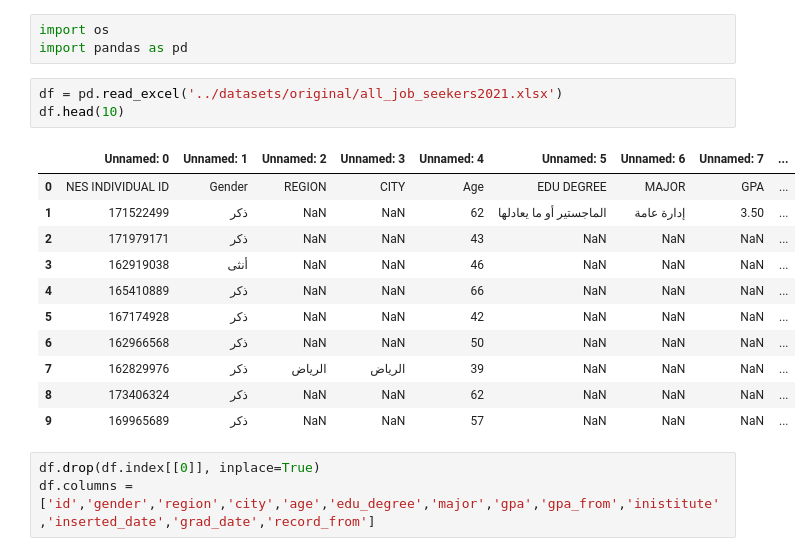
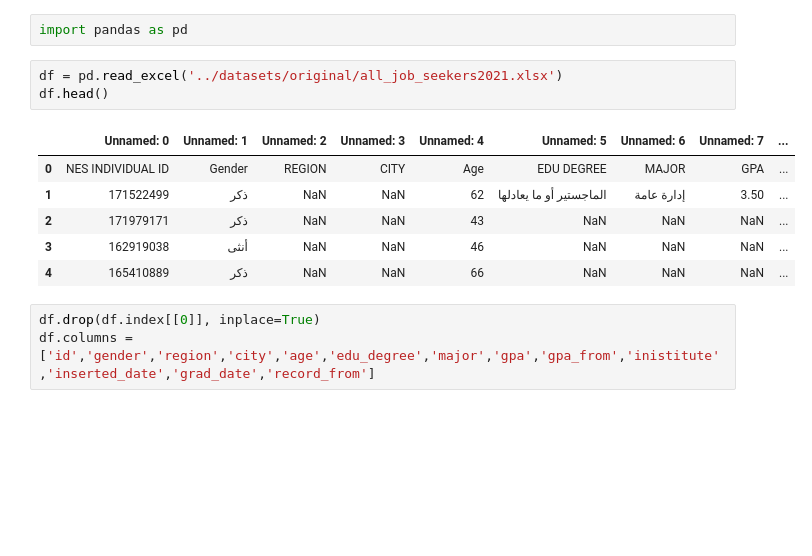
Before and after one commit to iimrx/data-analysis-workflow, a Jupyter notebook: code/job_seekers.ipynb, the cells around one changed output. Cells and saved outputs as stored; diff of their text form; blank space fills up the shorter version.

```diff
--- a/code/job_seekers.ipynb
+++ b/code/job_seekers.ipynb
@@ -1,21 +1,15 @@
 # %%
-import os
 import pandas as pd
 # %%
 df = pd.read_excel('../datasets/original/all_job_seekers2021.xlsx')
-df.head(10)
+df.head()
 # %% [output]
 |  | Unnamed: 0 | Unnamed: 1 | Unnamed: 2 | Unnamed: 3 | Unnamed: 4 | Unnamed: 5 | Unnamed: 6 | Unnamed: 7 | ... |
 | 0 | NES INDIVIDUAL ID | Gender | REGION | CITY | Age | EDU DEGREE | MAJOR | GPA | ... |
 | 1 | 171522499 | ذكر | NaN | NaN | 62 | الماجستير أو ما يعادلها | إدارة عامة | 3.50 | ... |
 | 2 | 171979171 | ذكر | NaN | NaN | 43 | NaN | NaN | NaN | ... |
 | 3 | 162919038 | أنثى | NaN | NaN | 46 | NaN | NaN | NaN | ... |
 | 4 | 165410889 | ذكر | NaN | NaN | 66 | NaN | NaN | NaN | ... |
-| 5 | 167174928 | ذكر | NaN | NaN | 42 | NaN | NaN | NaN | ... |
-| 6 | 162966568 | ذكر | NaN | NaN | 50 | NaN | NaN | NaN | ... |
-| 7 | 162829976 | ذكر | الرياض | الرياض | 39 | NaN | NaN | NaN | ... |
-| 8 | 173406324 | ذكر | NaN | NaN | 62 | NaN | NaN | NaN | ... |
-| 9 | 169965689 | ذكر | NaN | NaN | 57 | NaN | NaN | NaN | ... |
 # %%
 df.drop(df.index[[0]], inplace=True)
 df.columns = ['id','gender','region','city','age','edu_degree','major','gpa','gpa_from','inistitute','inserted_date','grad_date','record_from']
```
Also changed, not shown: parts of 16 cells of this notebook.
